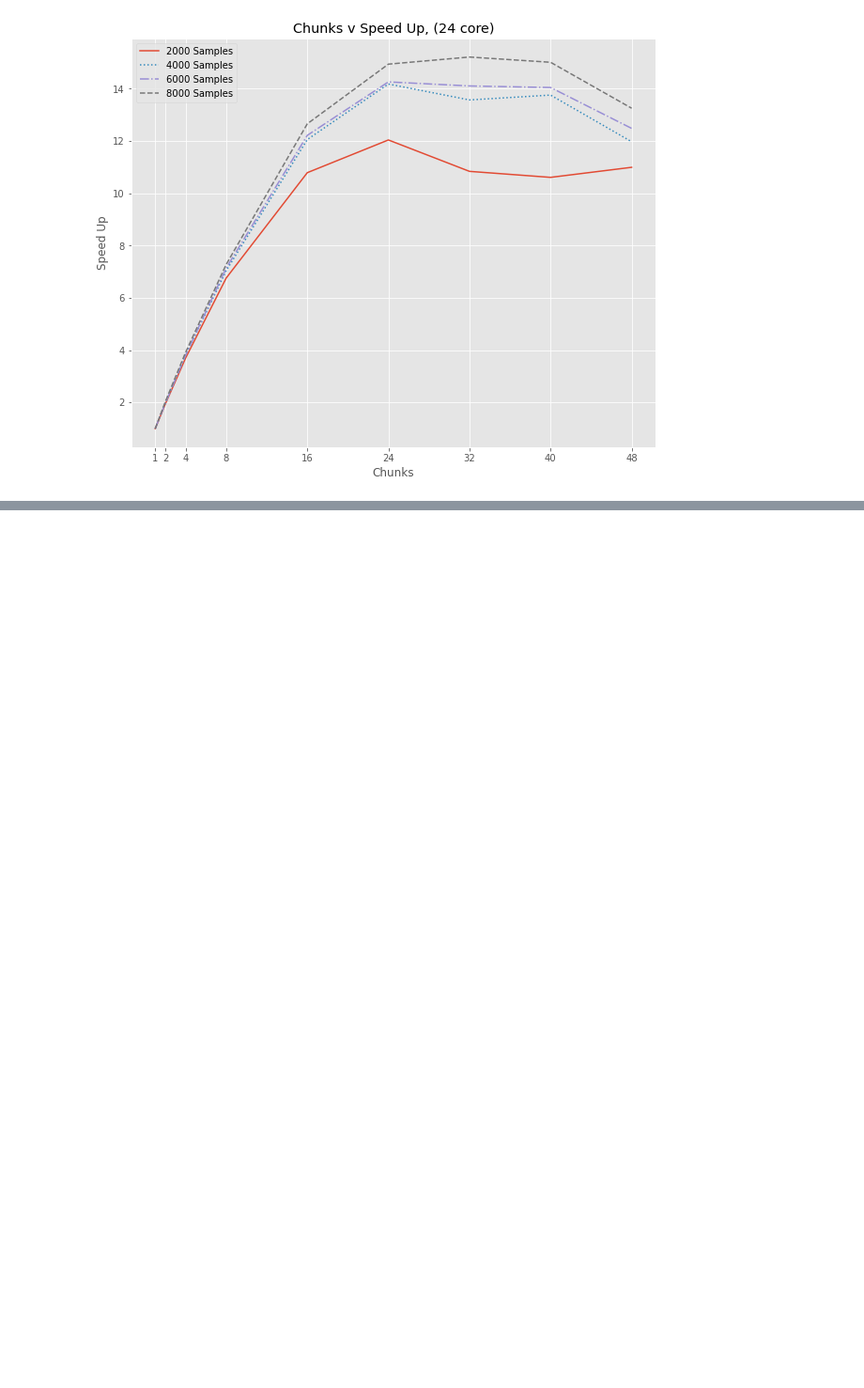
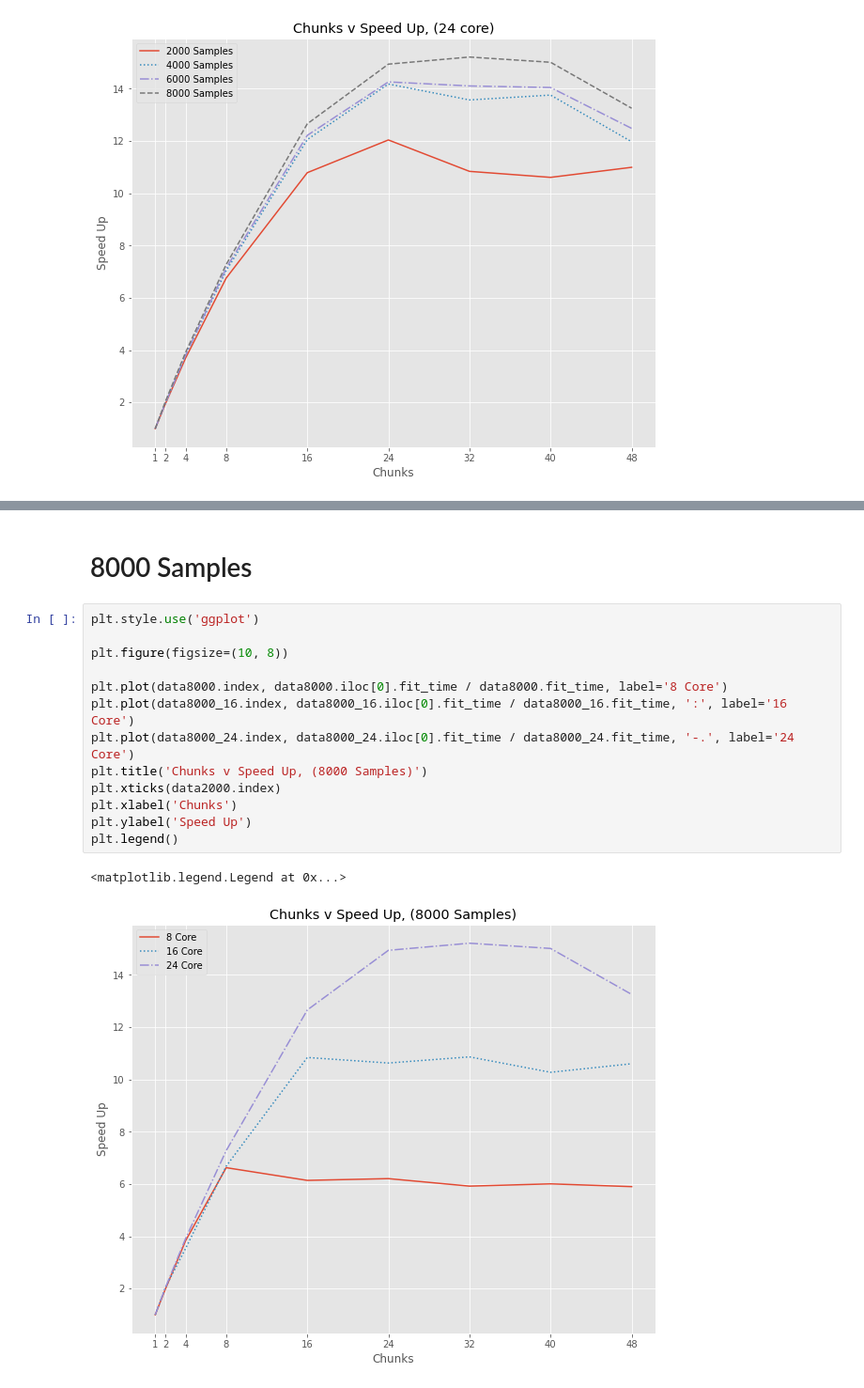
Before and after one commit to wd15/Pace_visualization, a Jupyter notebook: pace_visualization_alldata-big.ipynb, the cells around one changed output, grey strips where cells are left out. Shown at 94% size. Drawn from its saved outputs; the diff is of its cells as text; blank space fills up the shorter version.

```diff
--- a/pace_visualization_alldata-big.ipynb
+++ b/pace_visualization_alldata-big.ipynb
@@ -269,0 +328,18 @@ plt.legend()
+# %% [markdown]
+# 8000 Samples
+# %%
+plt.style.use('ggplot')
+
+plt.figure(figsize=(10, 8))
+
+plt.plot(data8000.index, data8000.iloc[0].fit_time / data8000.fit_time, label='8 Core')
+plt.plot(data8000_16.index, data8000_16.iloc[0].fit_time / data8000_16.fit_time, ':', label='16 Core')
+plt.plot(data8000_24.index, data8000_24.iloc[0].fit_time / data8000_24.fit_time, '-.', label='24 Core')
+plt.title('Chunks v Speed Up, (8000 Samples)')
+plt.xticks(data2000.index)
+plt.xlabel('Chunks')
+plt.ylabel('Speed Up')
+plt.legend()
+# %% [output]
+<matplotlib.legend.Legend at 0x...>
+[figure, added]
```
Also changed, not shown: parts of 13 cells of this notebook.
